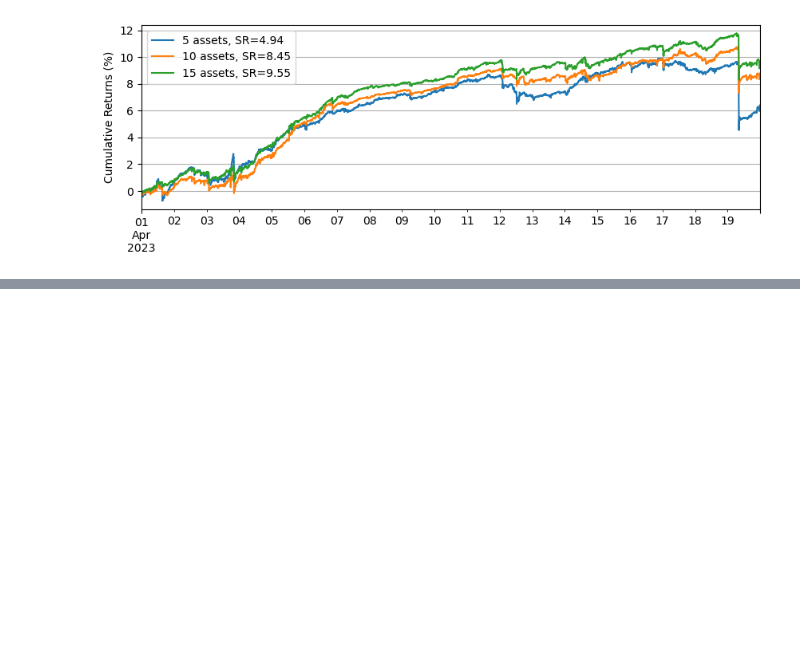
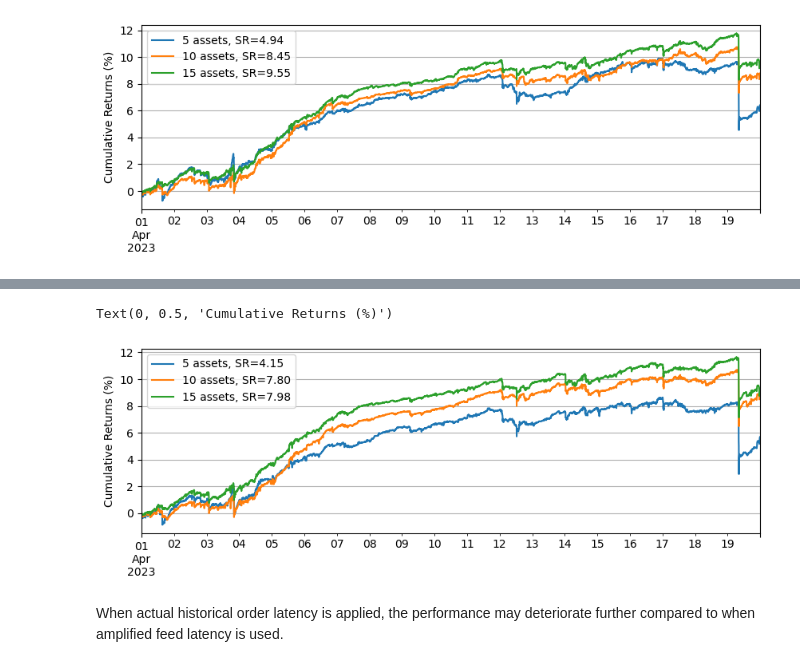
Before and after one commit to nkaz001/hftbacktest, a Jupyter notebook: docs/tutorials/Making Multiple Markets.ipynb, the cells around one changed output, grey strips where cells are left out. Drawn from its saved outputs; the diff is of its cells as text; code cells hidden in the pictures; blank space fills up the shorter version.

```diff
--- a/docs/tutorials/Making Multiple Markets.ipynb
+++ b/docs/tutorials/Making Multiple Markets.ipynb
@@ -349,0 +394,52 @@ Text(0, 0.5, 'Cumulative Returns (%)')
+# %%
+%%capture
+import json
+
+from multiprocessing import Pool
+
+with open('assets.json', 'r') as f:
+    assets = json.load(f)
+
+with Pool(16) as p:
+    print(p.map(backtest, list(assets.items())))
+# %%
+equity_values = {}
+for asset_name in assets.keys():
+    stat = np.load('{}_stat_latency1.npz'.format(asset_name))
+    timestamp = stat['timestamp']
+    mid = stat['mid']
+    balance = stat['balance']
+    position = stat['position']
+    fee = stat['fee']
+
+    equity = mid * position + balance - fee
+    equity = pd.Series(equity, index=pd.to_datetime(timestamp, unit='us', utc=True))
+    equity_values[asset_name] = equity.resample('5min').last()
+
+fig = plt.figure()
+fig.set_size_inches(10, 3)
+
+legend = []
+net_equity = None
+for i, equity in enumerate(list(equity_values.values())):
+    asset_number = i + 1
+    if net_equity is None:
+        net_equity = equity.copy()
+    else:
+        net_equity += equity.copy()
+
+    if asset_number % 5 == 0:
+        net_equity_ = (net_equity / asset_number) / 20_000
+        pnl = net_equity_.diff()
+        sr = pnl.mean() / pnl.std() * np.sqrt(288 * 252)
+        legend.append('{} assets, SR={:.2f}'.format(asset_number, sr))
+        (net_equity_ * 100).plot()
+
+plt.legend(legend)
+plt.grid()
+plt.ylabel('Cumulative Returns (%)')
+# %% [output]
+Text(0, 0.5, 'Cumulative Returns (%)')
+[figure, added]
+# %% [markdown]
+When actual historical order latency is applied, the performance may deteriorate further compared to when amplified feed latency is used.
```
Also changed, not shown: parts of 8 cells of this notebook.
